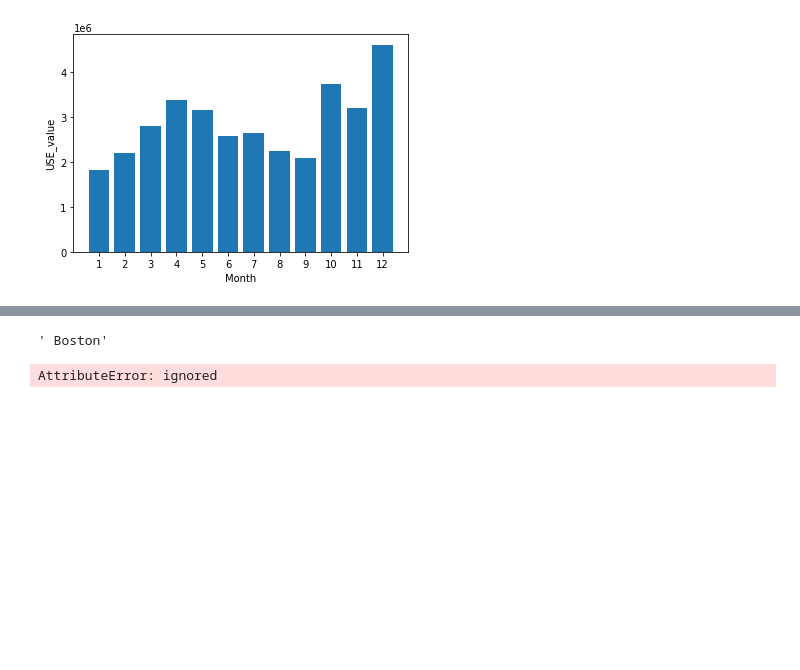
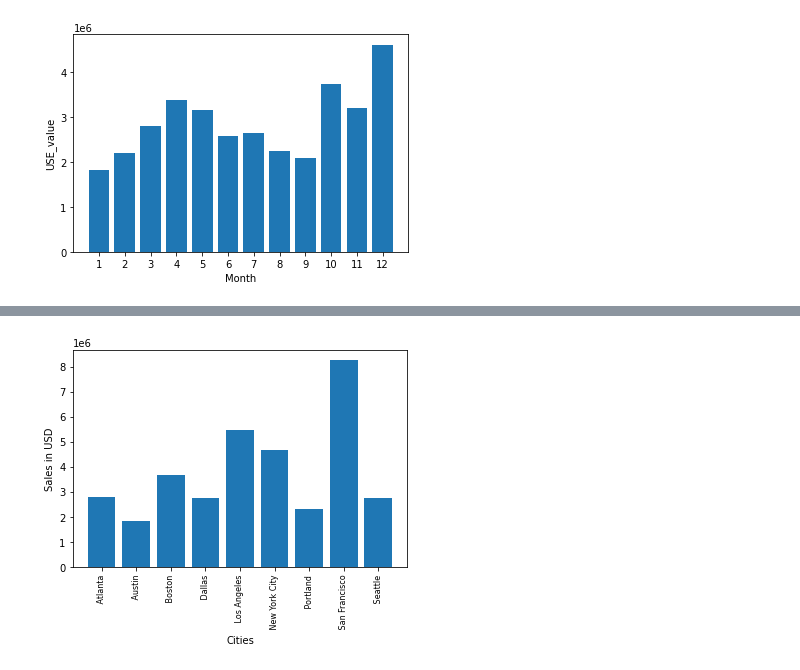
Before and after one commit to quhuyyy/Project-mini-, a Jupyter notebook: Welcome_to_Colaboratory.ipynb, the cells around one changed output, grey strips where cells are left out. Saved outputs shown, nothing was run; the diff lists cells and outputs as text; code cells hidden in the pictures; blank space fills up the shorter version.

```diff
--- a/Welcome_to_Colaboratory.ipynb
+++ b/Welcome_to_Colaboratory.ipynb
@@ -205,5 +207,8 @@ plt.ylabel("USE_value")
 plt.show()
 # %% [output]
 [figure]
+# %%
+address_to_city = lambda address:address.split(',')[1]
+df['City'] = df['Purchase Address'].apply(address_to_city)
 # %%
-df['city']=''
+df
@@ -212,8 +229,11 @@ de = "428 Cedar St, Boston, MA 02215"
-# %%
-de.split(',')[1]
-# %% [output]
-' Boston'
-# %%
-df['Purchase Address'].split(',')[1]
-# %% [output]
-AttributeError: ignored
+# %%
+df.groupby('City').sum()['Sales']
+sales_value_city = df.groupby('City').sum()['Sales']
+cities = [city for city, sales in sales_value_city.items()]
+plt.bar(x=cities, height=sales_value_city)
+plt.xticks(cities, rotation=90, size=8)
+plt.xlabel('Cities')
+plt.ylabel('Sales in USD')
+plt.show()
+# %% [output]
+[figure, added]
```
Also changed, not shown: parts of 14 cells of this notebook.
